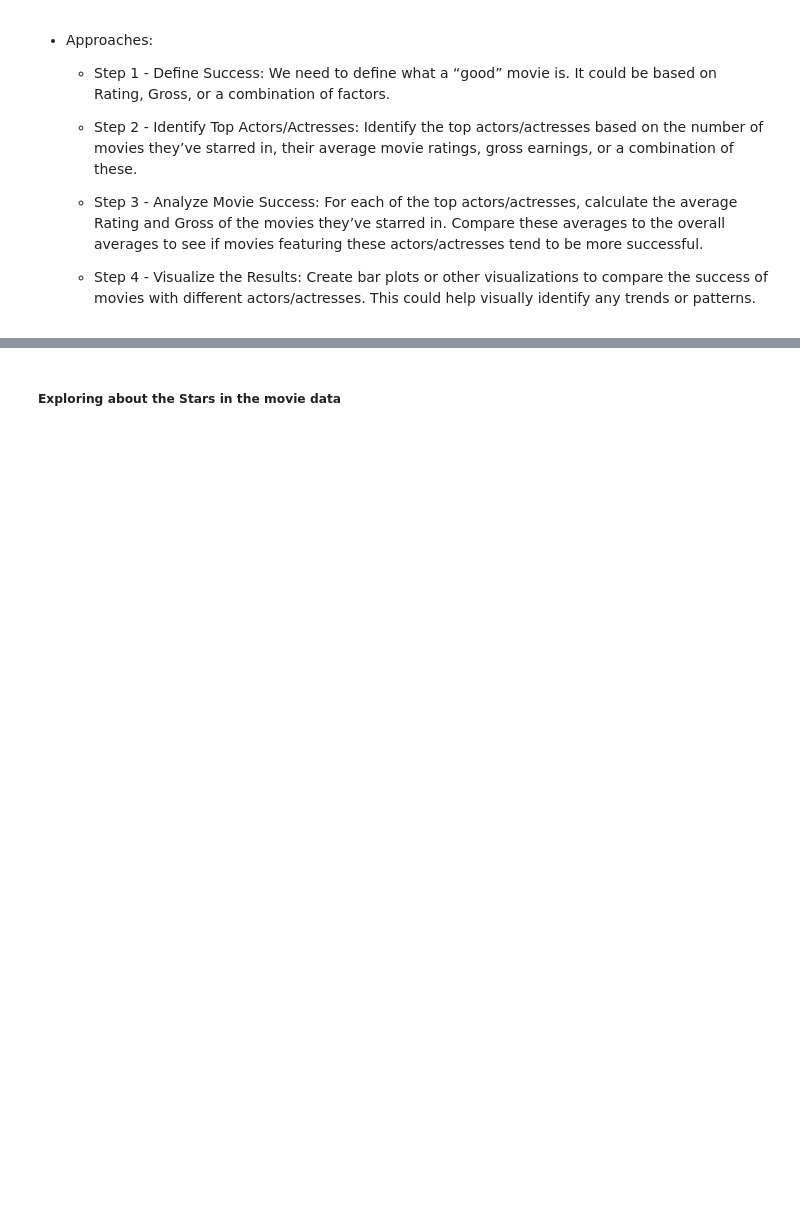
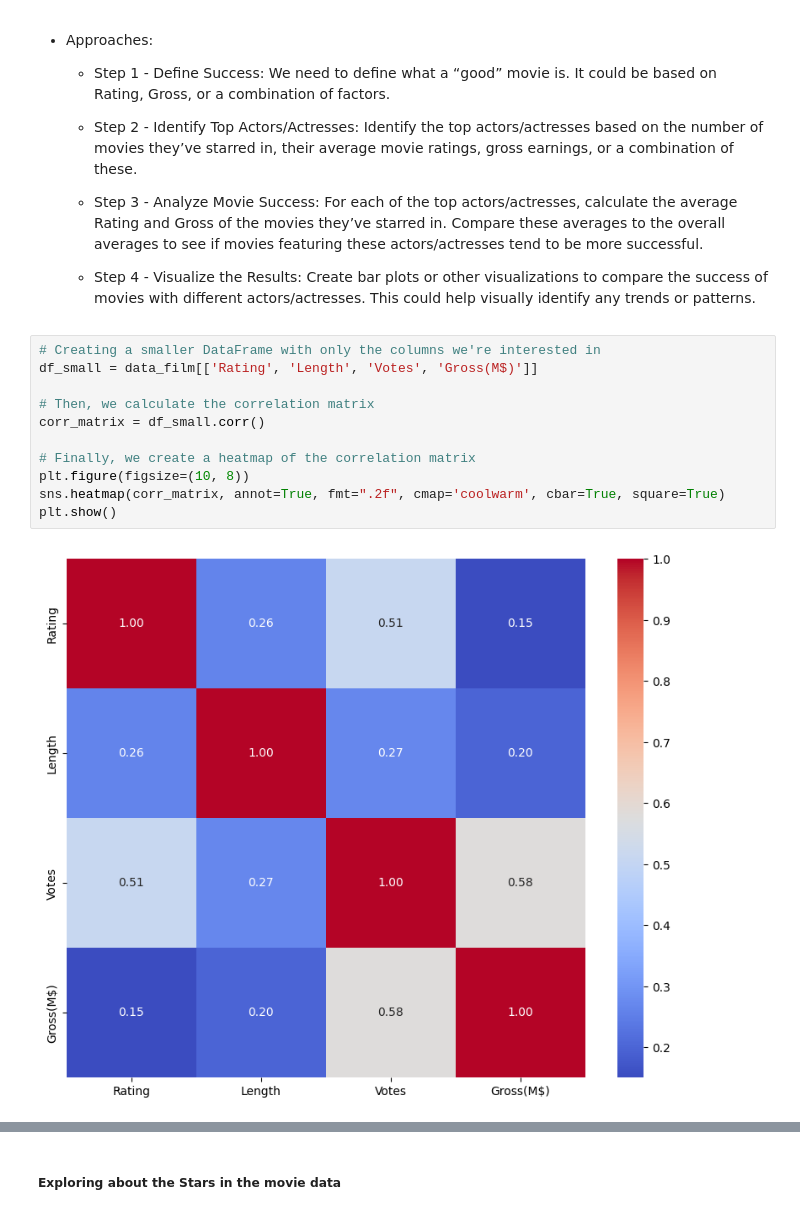
Before and after one commit to trandainien1/IntroDS_Final_Project, a Jupyter notebook: main.ipynb, the cells around one changed output, grey strips where cells are left out. Cells and saved outputs as stored; diff of their text form; blank space fills up the shorter version.

Commit message:
Finish question 4 exploration data
Question 4: Are there any correlations between Rating and Length, Votes, Gross(M$)?

```diff
--- a/main.ipynb
+++ b/main.ipynb
@@ -808,3 +806,16 @@ Over the time, the proportion of Crime, Adventure and Action increase over the y
     + Step 3 - Analyze Movie Success: For each of the top actors/actresses, calculate the average Rating and Gross of the movies they’ve starred in. Compare these averages to the overall averages to see if movies featuring these actors/actresses tend to be more successful.
 
     + Step 4 - Visualize the Results: Create bar plots or other visualizations to compare the success of movies with different actors/actresses. This could help visually identify any trends or patterns.
+# %%
+# Creating a smaller DataFrame with only the columns we're interested in
+df_small = data_film[['Rating', 'Length', 'Votes', 'Gross(M$)']]
+
+# Then, we calculate the correlation matrix
+corr_matrix = df_small.corr()
+
+# Finally, we create a heatmap of the correlation matrix
+plt.figure(figsize=(10, 8))
+sns.heatmap(corr_matrix, annot=True, fmt=".2f", cmap='coolwarm', cbar=True, square=True)
+plt.show()
+# %% [output]
+[figure, added]
```
Also changed, not shown: parts of 5 cells of this notebook.
